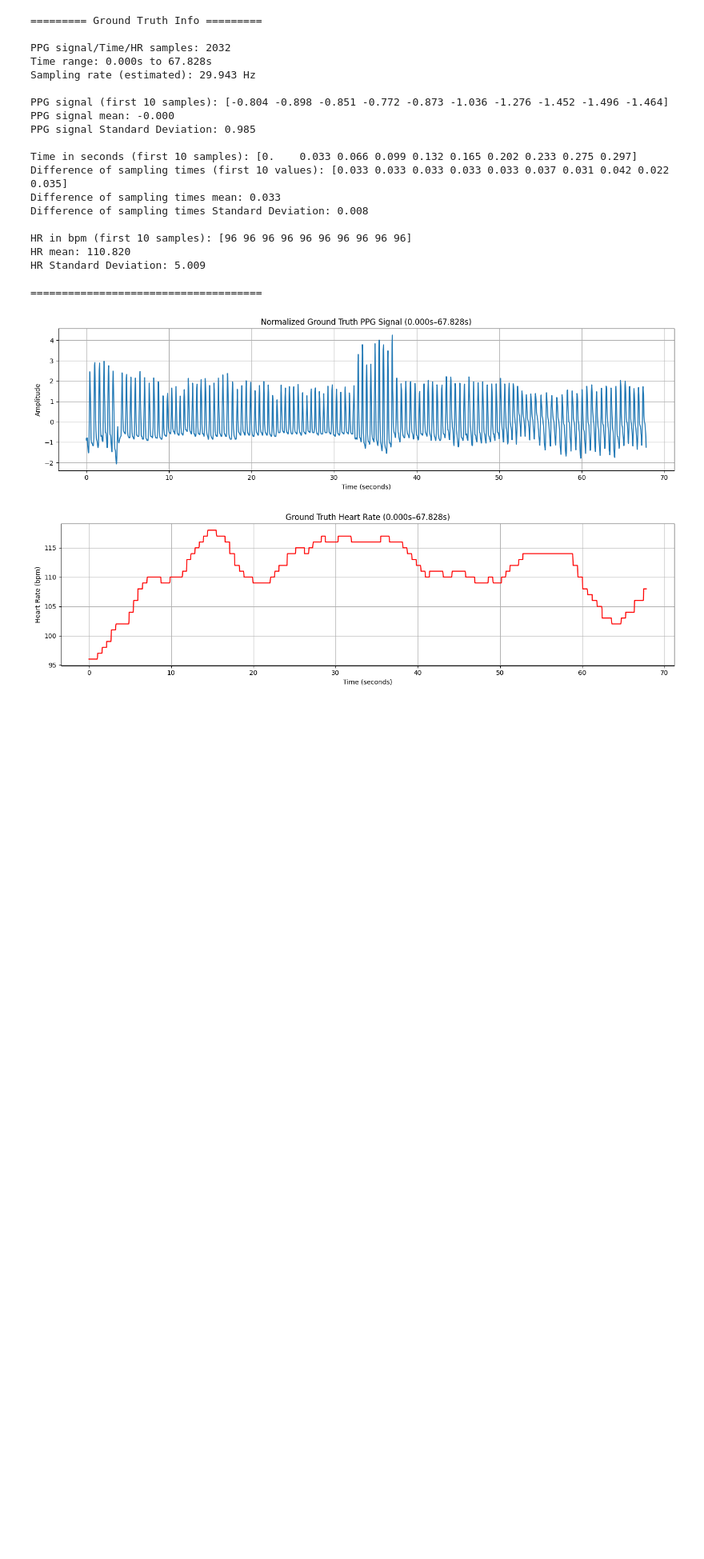
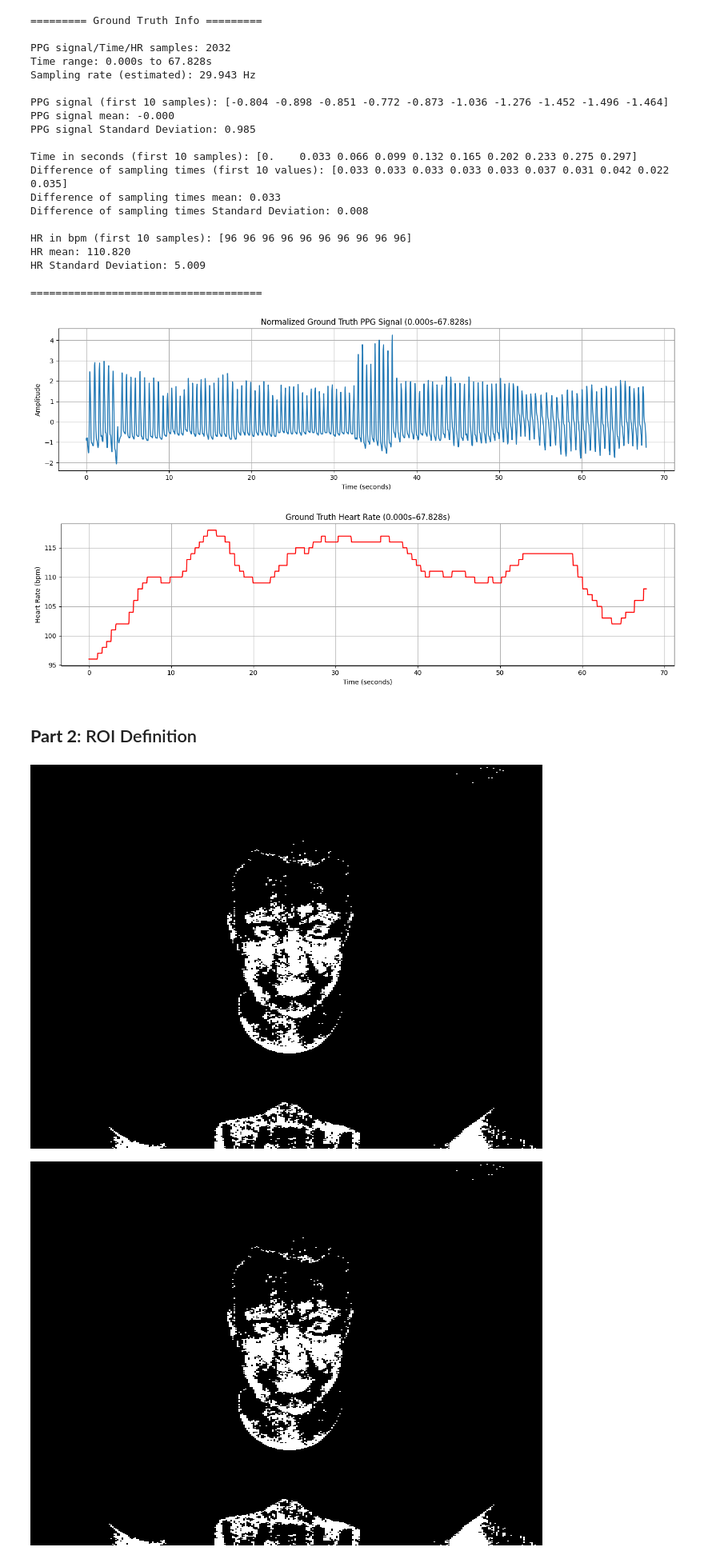
Before and after one commit to iliaxant/HR_Extraction_from_Video, a Jupyter notebook: HR_Extraction_from_Video.ipynb, the cells around one changed output. Shown at 80% size. Cells and saved outputs as stored; diff of their text form; code cells hidden in the pictures; blank space fills up the shorter version.

```diff
--- a/HR_Extraction_from_Video.ipynb
+++ b/HR_Extraction_from_Video.ipynb
@@ -188,3 +188,18 @@ HR Standard Deviation: 5.009
 =====================================
 [figure]
 [figure]
+# %% [markdown]
+## **Part 2**: ROI Definition
+# %%
+frame_hsv = cv2.cvtColor(frame_rgb, cv2.COLOR_RGB2HSV)
+
+# cv2_imshow(result)
+mask1 = cv2.inRange(frame_hsv[:,:,0],165,185)
+mask2 = mask1
+cv2_imshow(mask1)
+cv2_imshow(mask2)
+result = cv2.bitwise_and(frame_bgr,frame_bgr,mask=mask1 & mask1)
+cv2_imshow(result)
+# %% [output]
+[figure, added]
+[figure, added]
```
Also changed, not shown: parts of 7 cells of this notebook.
